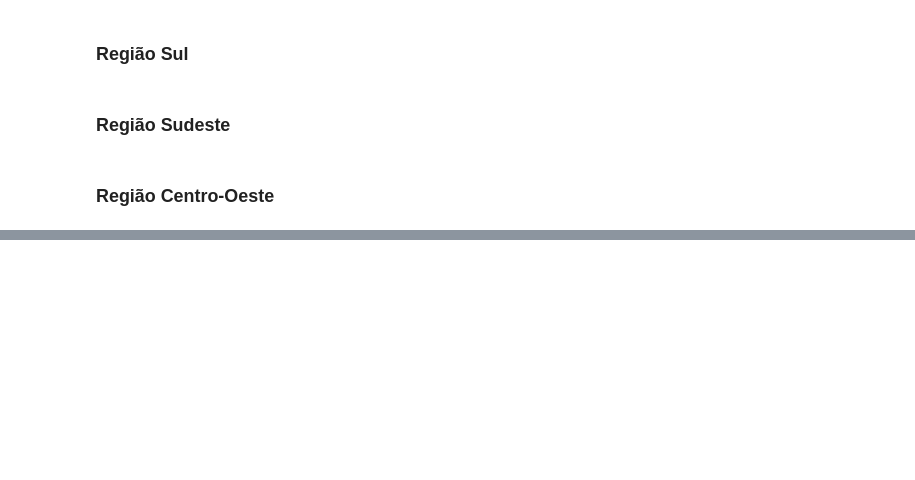
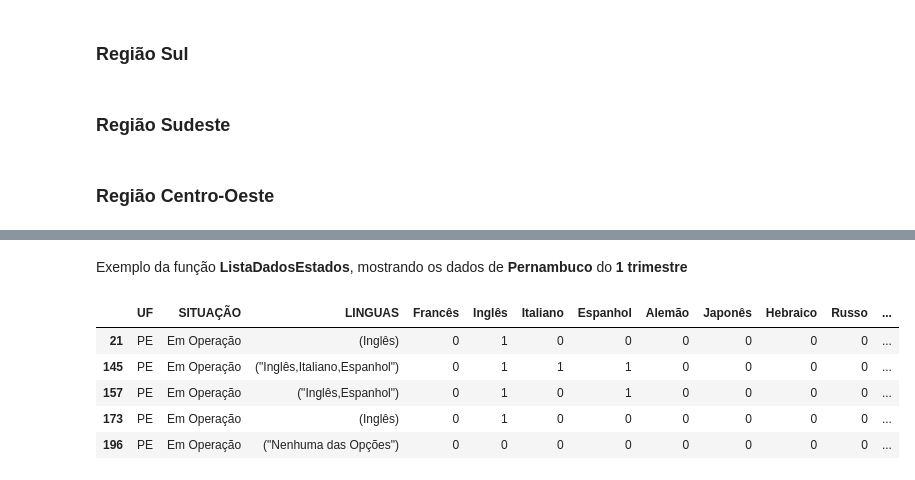
Before and after one commit to if1015-datascience-ufpe/2018-2-projeto-agua-de-coco, a Jupyter notebook: Análise Hospedagens.ipynb, the cells around one changed output, grey strips where cells are left out. Drawn from its saved outputs; the diff is of its cells as text; code cells hidden in the pictures; blank space fills up the shorter version.

```diff
--- a/Análise Hospedagens.ipynb
+++ b/Análise Hospedagens.ipynb
@@ -186,0 +212,32 @@ def RegiaoCentroOeste(data_frame):
+# %%
+def ListaDadosEstados(data_frame):
+    # lista de UF do data_frame
+    Estados = []
+    for estado in data_frame.UF:
+        if estado not in Estados:
+            Estados.append(estado)
+
+    # Ordem alfabetica
+    Estados.sort()
+
+    # Lista de dataframes, cada df represnta os dados de um estado
+    dadosEstados = []
+    for uf in Estados:
+        dados = data_frame[data_frame.UF == uf]
+        dadosEstados.append(dados)
+
+    return dadosEstados
+# %% [markdown]
+<p>Exemplo da função <strong>ListaDadosEstados</strong>, mostrando os dados de <strong>Pernambuco</strong> do <strong>1 trimestre</strong></p>
+# %%
+listaDados_trimestre1 = ListaDadosEstados(dadosHospedagens_Trimestre01)
+# codigo 15 - index de Pernamubco
+dadosPE_trimestre1 = listaDados_trimestre1[15]
+dadosPE_trimestre1.head()
+# %% [output]
+|  | UF | SITUAÇÃO | LINGUAS | Francês | Inglês | Italiano | Espanhol | Alemão | Japonês | Hebraico | Russo | ... |
+| 21 | PE | Em Operação | (Inglês) | 0 | 1 | 0 | 0 | 0 | 0 | 0 | 0 | ... |
+| 145 | PE | Em Operação | ("Inglês,Italiano,Espanhol") | 0 | 1 | 1 | 1 | 0 | 0 | 0 | 0 | ... |
+| 157 | PE | Em Operação | ("Inglês,Espanhol") | 0 | 1 | 0 | 1 | 0 | 0 | 0 | 0 | ... |
+| 173 | PE | Em Operação | (Inglês) | 0 | 1 | 0 | 0 | 0 | 0 | 0 | 0 | ... |
+| 196 | PE | Em Operação | ("Nenhuma das Opções") | 0 | 0 | 0 | 0 | 0 | 0 | 0 | 0 | ... |
```
Also changed, not shown: parts of 7 cells of this notebook.
